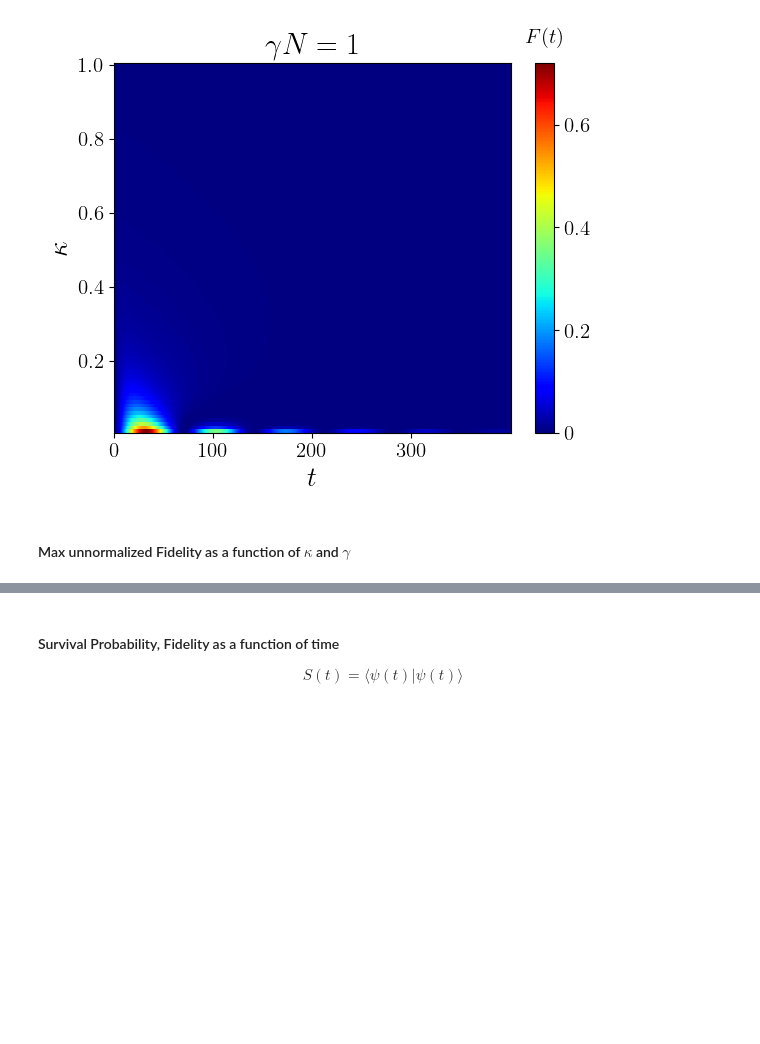
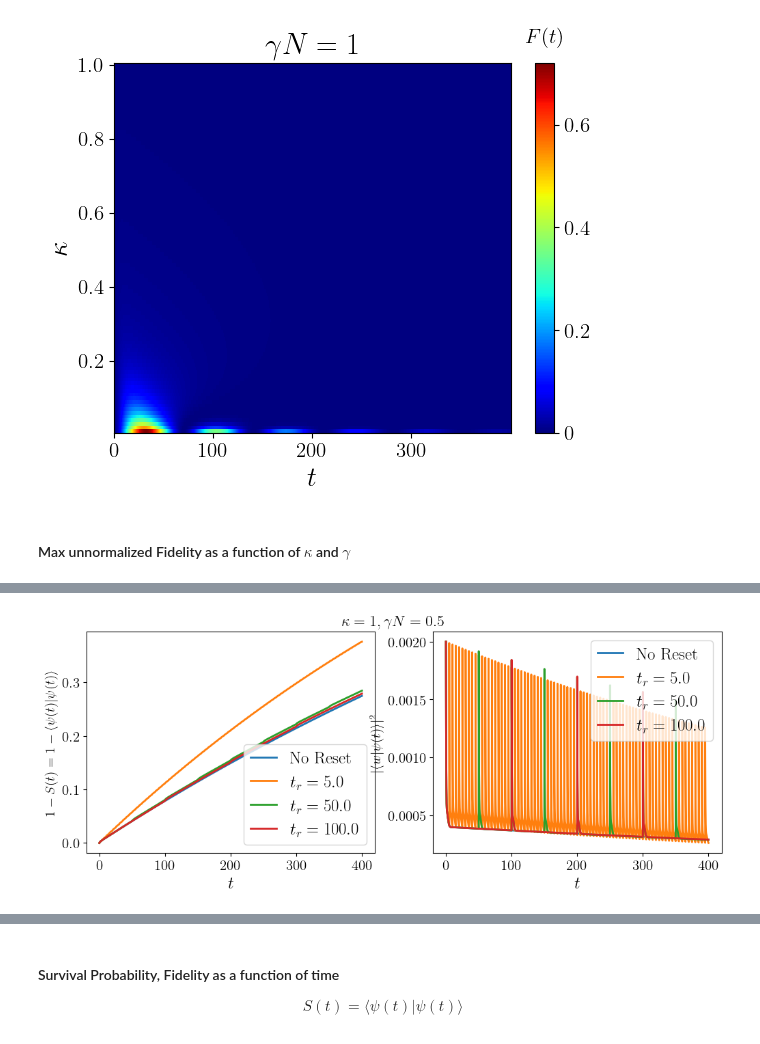
Before and after one commit to sayanr5834/non-Hermitian_QS, a Jupyter notebook: NH_quantum_walker.ipynb, the cells around one changed output, grey strips where cells are left out. Drawn from its saved outputs; the diff is of its cells as text; code cells hidden in the pictures; blank space fills up the shorter version.

```diff
--- a/NH_quantum_walker.ipynb
+++ b/NH_quantum_walker.ipynb
@@ -1018,0 +1088,39 @@ plt.show()
+# %%
+fig, ax = plt.subplots(1, 2, figsize=(12, 4))  # 1 row, 4 columns
+
+#gamma and kappa Indices
+g = 0
+k = 2
+
+##############################
+ax[0].plot(np.arange(m)*dt,1 - s_prob[0,g,k,:],label = r'No Reset')
+ax[0].plot(np.arange(m)*dt,1 - s_prob[1,g,k,:],label = f'$t_r = {r[1]*0.01}$')
+ax[0].plot(np.arange(m)*dt,1 - s_prob[2,g,k,:],label = f'$t_r = {r[2]*0.01}$')
+ax[0].plot(np.arange(m)*dt,1 - s_prob[3,g,k,:],label = f'$t_r = {r[3]*0.01}$')
+
+ax[0].legend(frameon =True,loc = 'lower right')
+ax[0].set_xlabel(r'$t$')
+ax[0].set_ylabel(r'$1 - S(t) = 1 - \langle \psi(t)|\psi(t)\rangle$',fontsize = 14)
+#ax[0].set_xscale('log')
+
+##############################
+ax[1].plot(np.arange(m)*dt,w_prob[0,g,k,:],label =  r'No Reset')
+ax[1].plot(np.arange(m)*dt,w_prob[1,g,k,:],label =  f'$t_r = {r[1]*0.01}$')
+ax[1].plot(np.arange(m)*dt,w_prob[2,g,k,:],label = f'$t_r = {r[2]*0.01}$')
+ax[1].plot(np.arange(m)*dt,w_prob[3,g,k,:],label = f'$t_r = {r[3]*0.01}$')
+
+ax[1].legend(frameon =True,loc = 'upper right')
+ax[1].set_xlabel(r'$t$')
+ax[1].set_ylabel(r'$|\langle w|\psi(t)\rangle|^2$', fontsize = 14)
+
+##############################
+
+# Title for the whole figure
+fig.suptitle(f'$\\kappa = {kappa[k]}, \\gamma N = {gamma[g]*N}$', fontsize=16)
+fig.subplots_adjust(top=0.92)
+
+
+plt.savefig(f'../Figures/Resetting/surv_prob_fidelity_resetting_k_{kappa[k]}_gammaN_{gamma[g]*N}.pdf',bbox_inches = 'tight', dpi =600)
+plt.show()
+# %% [output]
+[figure, added]
```
Also changed, not shown: parts of 7 cells of this notebook.
